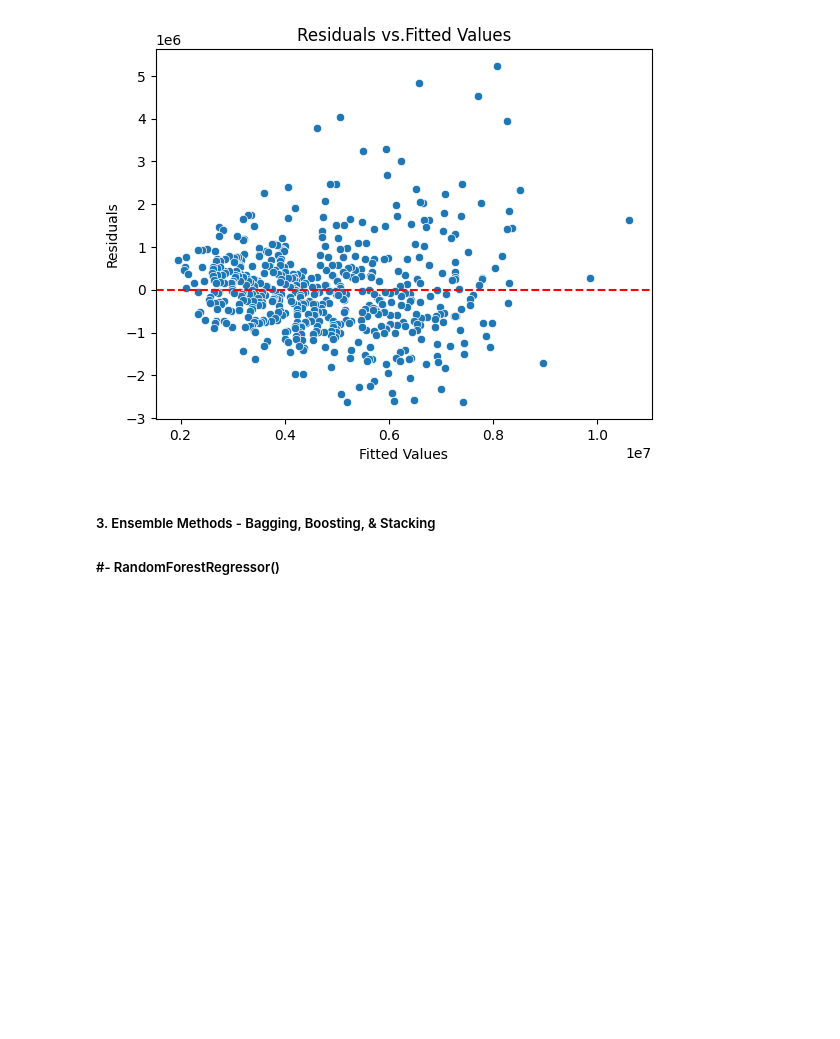
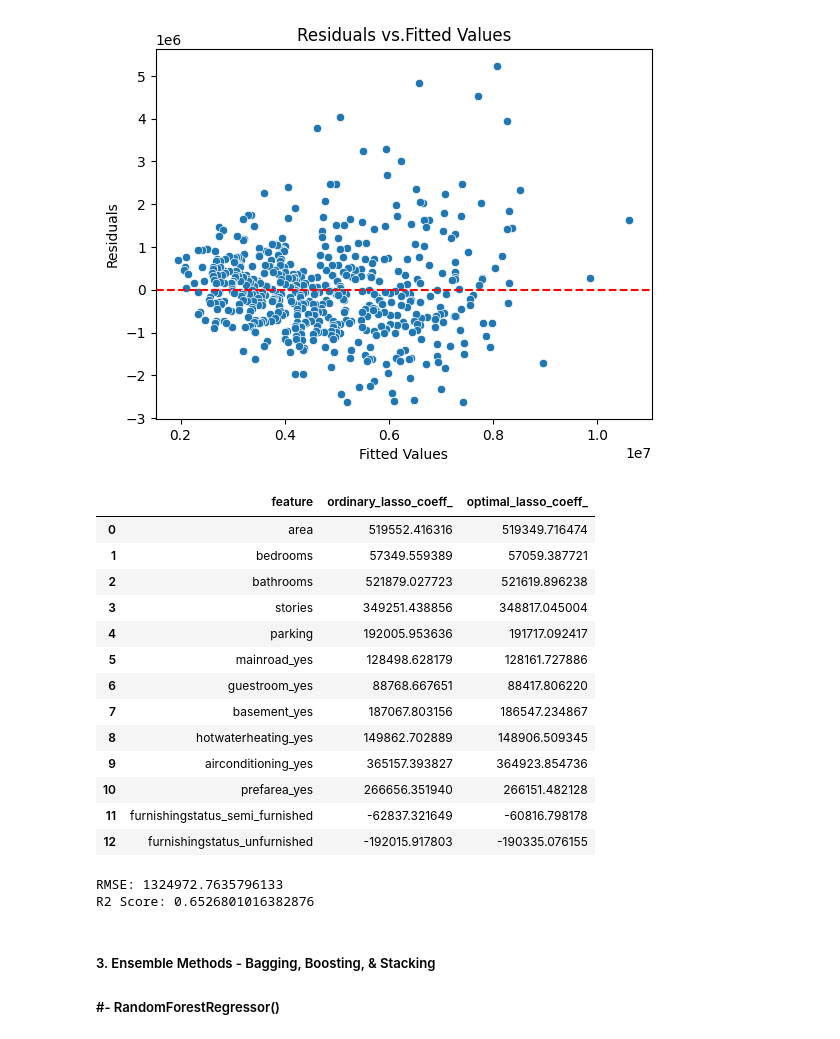
Before and after one commit to mut-rogers/House-Price-Prediction-with-Machine-Learning, a Jupyter notebook: notebook/solution.ipynb, the cells around one changed output. Drawn from its saved outputs; the diff is of its cells as text; code cells hidden in the pictures; blank space fills up the shorter version.

Commit message:
lasso modelling

```diff
--- a/notebook/solution.ipynb
+++ b/notebook/solution.ipynb
@@ -462,3 +464,53 @@ Text(0.5, 1.0, 'Residuals vs.Fitted Values')
+# %%
+# 1. LASSO
+lasso_cv_model = LassoCV(alphas=None, max_iter=100000, cv=10, random_state=42, n_jobs=-1)
+lasso_cv_model.fit(X_train_scaled, y_train)
+
+# Extracting the optimal alpha
+optimal_alpha = lasso_cv_model.alpha_
+# %%
+# Using the optomal alpha to train an optimal lasso model
+# Compare this with just a normal lasso
+
+ordinary_lasso = Lasso(alpha=0.0001, max_iter=100000).fit(X_train_scaled, y_train)
+optimal_lasso = Lasso(alpha=optimal_alpha, max_iter=100000).fit(X_train_scaled, y_train)
+# %%
+# Compare the coefficients between the two lasso models
+column_names = X_train_scaled.columns.to_list()
+
+# Build a dataframe of results
+results_df = pd.DataFrame({
+    "feature": column_names,
+    "ordinary_lasso_coeff_": ordinary_lasso.coef_,
+    "optimal_lasso_coeff_": optimal_lasso.coef_
+})
+
+results_df
+# %% [output]
+|  | feature | ordinary_lasso_coeff_ | optimal_lasso_coeff_ |
+| 0 | area | 519552.416316 | 519349.716474 |
+| 1 | bedrooms | 57349.559389 | 57059.387721 |
+| 2 | bathrooms | 521879.027723 | 521619.896238 |
+| 3 | stories | 349251.438856 | 348817.045004 |
+| 4 | parking | 192005.953636 | 191717.092417 |
+| 5 | mainroad_yes | 128498.628179 | 128161.727886 |
+| 6 | guestroom_yes | 88768.667651 | 88417.806220 |
+| 7 | basement_yes | 187067.803156 | 186547.234867 |
+| 8 | hotwaterheating_yes | 149862.702889 | 148906.509345 |
+| 9 | airconditioning_yes | 365157.393827 | 364923.854736 |
+| 10 | prefarea_yes | 266656.351940 | 266151.482128 |
+| 11 | furnishingstatus_semi_furnished | -62837.321649 | -60816.798178 |
+| 12 | furnishingstatus_unfurnished | -192015.917803 | -190335.076155 |
+# %%
+# Coefficiences for the optimal lasso tend to be smaller
+
+# Evaluating the model RMSE & R2 Score
+y_predicted_lasso = optimal_lasso.predict(X_test_scaled)
+
+print(f"RMSE: {metrics.root_mean_squared_error(y_test, y_predicted_lasso)}\nR2 Score: {metrics.r2_score(y_test, y_predicted_lasso)}")
+# %% [output]
+RMSE: 1324972.7635796133
+R2 Score: 0.6526801016382876
 # %% [markdown]
 ##### 3. Ensemble Methods - Bagging, Boosting, & Stacking
 ##### #- RandomForestRegressor()
```
Also changed, not shown: parts of 2 cells of this notebook.
